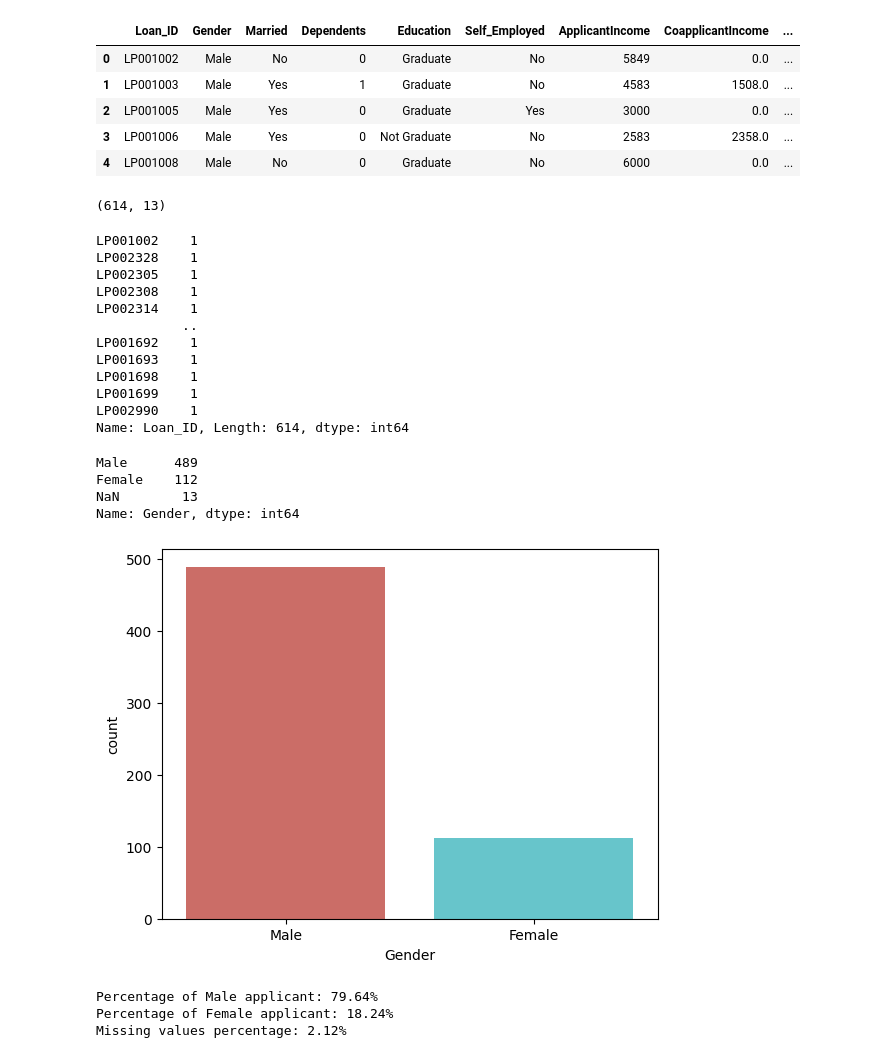
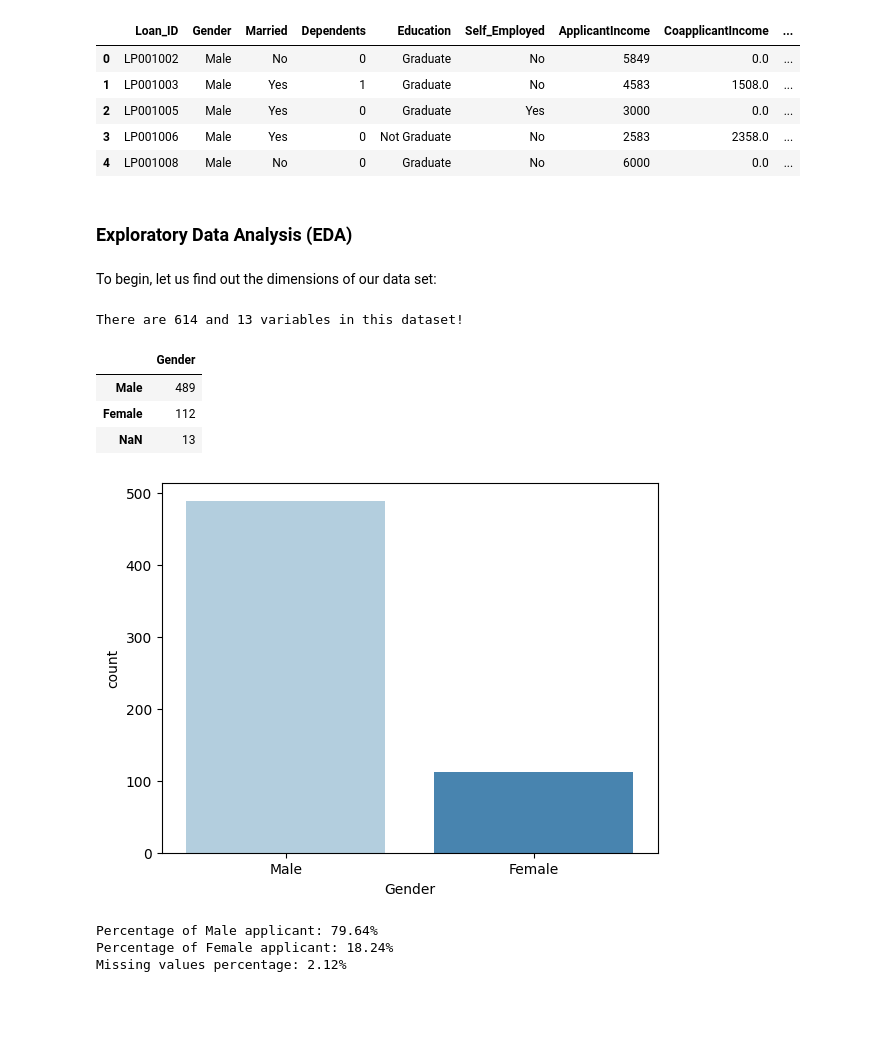
Before and after one commit to th3RFC/portfolio, a Jupyter notebook: python/Capstone Projects/Loan Approval Prediction.ipynb, the cells around one changed output. Cells and saved outputs as stored; diff of their text form; code cells hidden in the pictures; blank space fills up the shorter version.

```diff
--- a/python/Capstone Projects/Loan Approval Prediction.ipynb
+++ b/python/Capstone Projects/Loan Approval Prediction.ipynb
@@ -37,37 +50,29 @@ df.head()
 | 2 | LP001005 | Male | Yes | 0 | Graduate | Yes | 3000 | 0.0 | ... |
 | 3 | LP001006 | Male | Yes | 0 | Not Graduate | No | 2583 | 2358.0 | ... |
 | 4 | LP001008 | Male | No | 0 | Graduate | No | 6000 | 0.0 | ... |
-# %%
-print(df.shape)
-# %% [output]
-(614, 13)
+# %% [markdown]
+### Exploratory Data Analysis (EDA)
+# %% [markdown]
+To begin, let us find out the dimensions of our data set:
+# %%
+loans = df.shape[0]
+vars = df.shape[1]
+
+print("There are {} and {} variables in this dataset!".format(loans, vars))
+# %% [output]
+There are 614 and 13 variables in this dataset!
 # %%
-df.Loan_ID.value_counts(dropna=False)
+df.Gender.value_counts(dropna=False).to_frame()
 # %% [output]
-LP001002    1
-LP002328    1
-LP002305    1
-LP002308    1
-LP002314    1
-           ..
-LP001692    1
-LP001693    1
-LP001698    1
-LP001699    1
-LP002990    1
-Name: Loan_ID, Length: 614, dtype: int64
+|  | Gender |
+| Male | 489 |
+| Female | 112 |
+| NaN | 13 |
-# %%
-df.Gender.value_counts(dropna=False)
-# %% [output]
-Male      489
-Female    112
-NaN        13
-Name: Gender, dtype: int64
 # %%
-sns.countplot(x="Gender", data=df, palette="hls")
+sns.countplot(x="Gender", data=df, palette="Blues")
 plt.show()
 # %% [output]
-[figure, old version]
+[figure, new version]
 # %%
 countMale = len(df[df.Gender == 'Male'])
 countFemale = len(df[df.Gender == 'Female'])
```
Also changed, not shown: parts of 4 cells of this notebook.
